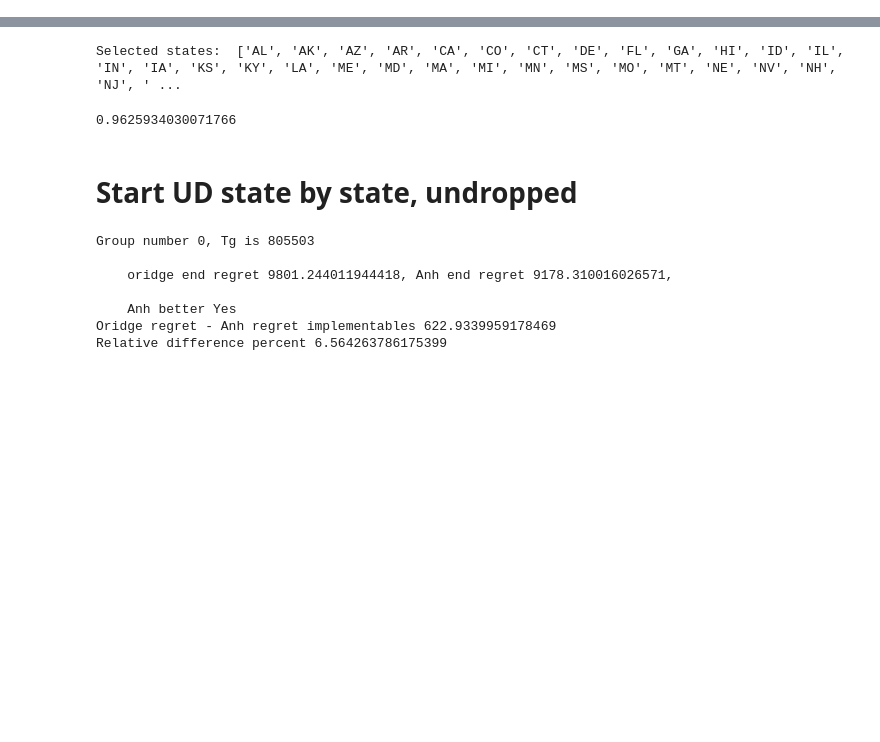
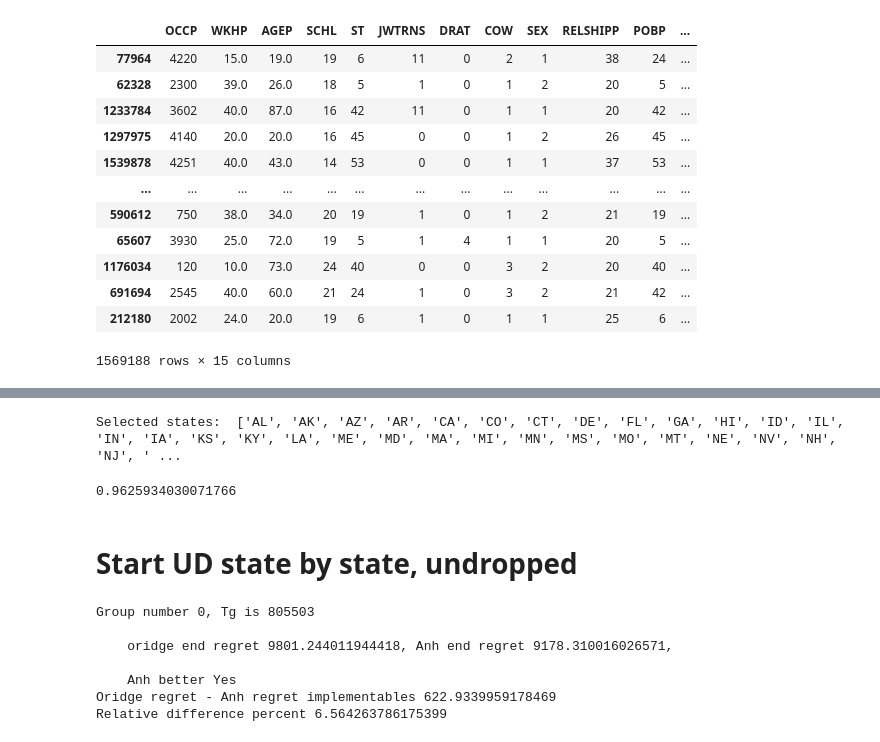
Before and after one commit to krishnacharya/multidecomp, a Jupyter notebook: 2buildmodels_withonehotencoding.ipynb, the cells around one changed output, grey strips where cells are left out. Drawn from its saved outputs; the diff is of its cells as text; code cells hidden in the pictures; blank space fills up the shorter version.

```diff
--- a/2buildmodels_withonehotencoding.ipynb
+++ b/2buildmodels_withonehotencoding.ipynb
@@ -105,3 +105,19 @@ def target_encoder2(df, x_cols, y_col):
     enc_auto = TargetEncoder(smooth="auto", target_type="continuous")
     df_new[x_cols] = enc_auto.fit_transform(df_new[x_cols], df[y_col])
     return df_new, enc_auto
+# %%
+data_fil.sample(frac = 1, random_state = 21)
+# %% [output]
+|  | OCCP | WKHP | AGEP | SCHL | ST | JWTRNS | DRAT | COW | SEX | RELSHIPP | POBP | ... |
+| 77964 | 4220 | 15.0 | 19.0 | 19 | 6 | 11 | 0 | 2 | 1 | 38 | 24 | ... |
+| 62328 | 2300 | 39.0 | 26.0 | 18 | 5 | 1 | 0 | 1 | 2 | 20 | 5 | ... |
+| 1233784 | 3602 | 40.0 | 87.0 | 16 | 42 | 11 | 0 | 1 | 1 | 20 | 42 | ... |
+| 1297975 | 4140 | 20.0 | 20.0 | 16 | 45 | 0 | 0 | 1 | 2 | 26 | 45 | ... |
+| 1539878 | 4251 | 40.0 | 43.0 | 14 | 53 | 0 | 0 | 1 | 1 | 37 | 53 | ... |
+| ... | ... | ... | ... | ... | ... | ... | ... | ... | ... | ... | ... | ... |
+| 590612 | 750 | 38.0 | 34.0 | 20 | 19 | 1 | 0 | 1 | 2 | 21 | 19 | ... |
+| 65607 | 3930 | 25.0 | 72.0 | 19 | 5 | 1 | 4 | 1 | 1 | 20 | 5 | ... |
+| 1176034 | 120 | 10.0 | 73.0 | 24 | 40 | 0 | 0 | 3 | 2 | 20 | 40 | ... |
+| 691694 | 2545 | 40.0 | 60.0 | 21 | 24 | 1 | 0 | 3 | 2 | 21 | 42 | ... |
+| 212180 | 2002 | 24.0 | 20.0 | 19 | 6 | 1 | 0 | 1 | 1 | 25 | 6 | ... |
+1569188 rows × 15 columns
```
Also changed, not shown: parts of 6 cells of this notebook, 1 other file.
